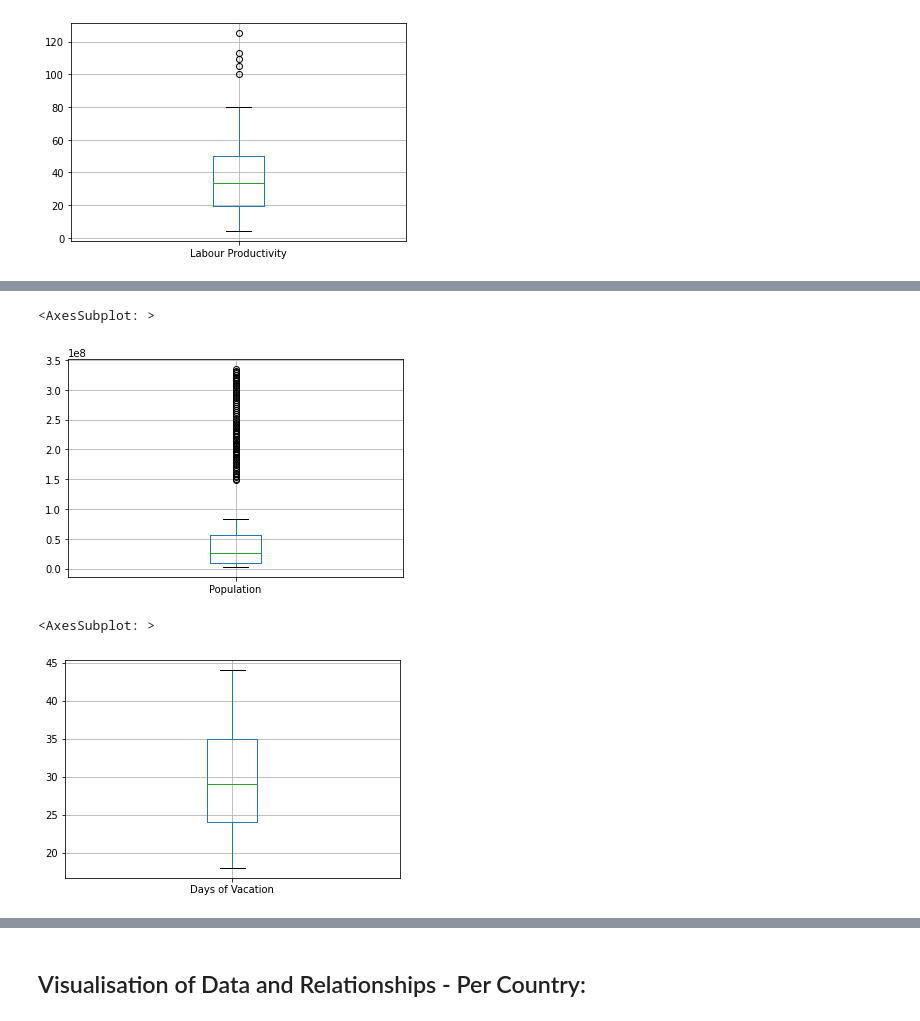
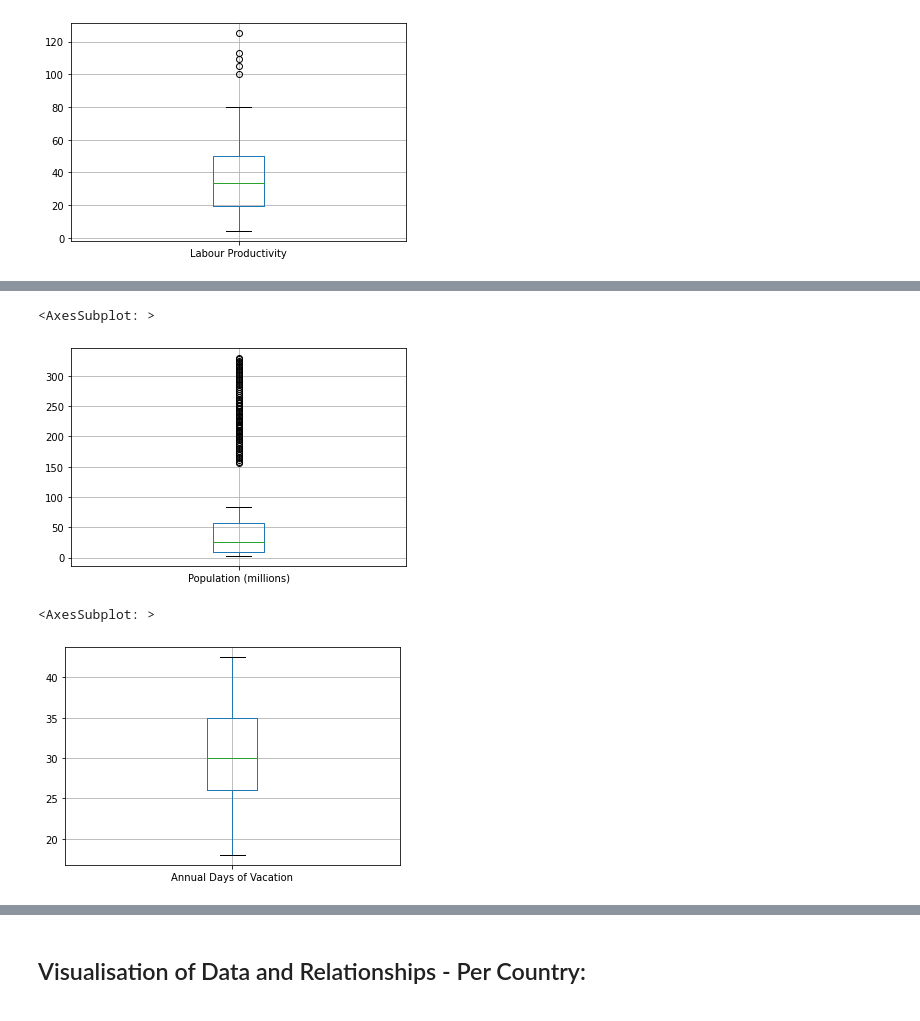
Before and after one commit to ubco-W2022T1-cosc301/project-group17, a Jupyter notebook: notebooks/analysis3.ipynb, the cells around one changed output, grey strips where cells are left out. Cells and saved outputs as stored; diff of their text form; code cells hidden in the pictures.

```diff
--- a/notebooks/analysis3.ipynb
+++ b/notebooks/analysis3.ipynb
@@ -117,0 +230,22 @@ d2 = d1.rename(columns={'Annual working hours per worker': 'Annual working hrs',
+# %%
+d1_cleaning_part_2 = d1_cleaning_part_2_with_index.drop(['ABW','AGO','AIA','ALB','ARE','ARG','ARM','ATG',
+       'AUT','AZE','BDI','BEN','BFA','BGD','BGR','BHR',
+       'BHS','BIH','BLR','BLZ','BMU','BOL','BRA','BRB','BRN',
+       'BTN','BWA', 'CAF', 'CHE', 'CHL', 'CHN', 'CIV','CMR',
+       'COD', 'COG', 'COL', 'COM', 'CPV', 'CRI', 'CUW', 'CYM','CYP',
+       'CZE', 'DJI', 'DMA','DOM', 'DZA', 'ECU', 'EGY','EST', 'ETH', 'FIN', 'FJI', 'GAB', 'GEO',
+       'GHA', 'GIN', 'GMB', 'GNB', 'GNQ', 'GRC', 'GRD', 'GTM','GUY',
+       'HKG', 'HND', 'HRV', 'HTI','HUN','IDN','IND','IRN',
+       'IRQ', 'ISL', 'ISR', 'JAM', 'JOR', 'JPN', 'KAZ', 'KEN',
+       'KGZ', 'KHM', 'KNA', 'KOR', 'KWT', 'LAO', 'LBN', 'LBR', 'LCA',
+       'LKA', 'LSO', 'LTU', 'LUX', 'LVA', 'MAC', 'MAR', 'MDA', 'MDG',
+       'MDV', 'MEX', 'MKD', 'MLI', 'MLT', 'MMR', 'MNE', 'MNG', 'MOZ',
+       'MRT', 'MSR', 'MUS', 'MWI', 'MYS', 'NAM', 'NER', 'NGA', 'NIC','NOR', 'NPL', 'NZL', 'OMN', 'PAK', 'PAN', 'PER', 'PHL',
+       'POL', 'PRT', 'PRY', 'PSE', 'QAT', 'ROU', 'RUS', 'RWA', 'SAU',
+       'SDN', 'SEN', 'SGP', 'SLE', 'SLV', 'SRB', 'STP', 'SUR', 'SVK',
+       'SVN', 'SWZ', 'SXM', 'SYC', 'SYR', 'TCA', 'TCD', 'TGO',
+       'THA', 'TJK', 'TKM', 'TTO', 'TUN', 'TUR', 'TWN', 'TZA', 'UGA',
+       'UKR', 'URY', 'UZB', 'VCT', 'VEN', 'VGB', 'VNM', 'YEM',
+       'ZAF', 'ZMB', 'ZWE',], axis = 0)
+# %%
+d1_cleaning_part_2 = d1_cleaning_part_2.reset_index("countrycode")
@@ -117,0 +257,2 @@ d2 = d1.rename(columns={'Annual working hours per worker': 'Annual working hrs',
+# %%
+d1_cleaned = d1_cleaning_part_2
@@ -118 +278,3 @@ d2 = d1.rename(columns={'Annual working hours per worker': 'Annual working hrs',
+# %%
+d1_cleaned['Labour Productivity']  = d1_cleaned['Output GDP (USD millions)'] / (d1_cleaned['Average annual hours worked'] * d1_cleaned['Number of Employees (millions)'])
 # %%
@@ -227,10 +393,10 @@ d2.boxplot('GDP')
 # %%
-d2.boxplot('Population')
+d1_cleaned.boxplot('Population (millions)')
 # %% [output]
 <AxesSubplot: >
-[figure, old version]
+[figure, new version]
 # %%
-d2.boxplot('Days of Vacation')
+d1_cleaned.boxplot('Annual Days of Vacation')
 # %% [output]
 <AxesSubplot: >
-[figure, old version]
+[figure, new version]
```
Also changed, not shown: parts of 74 cells of this notebook.
